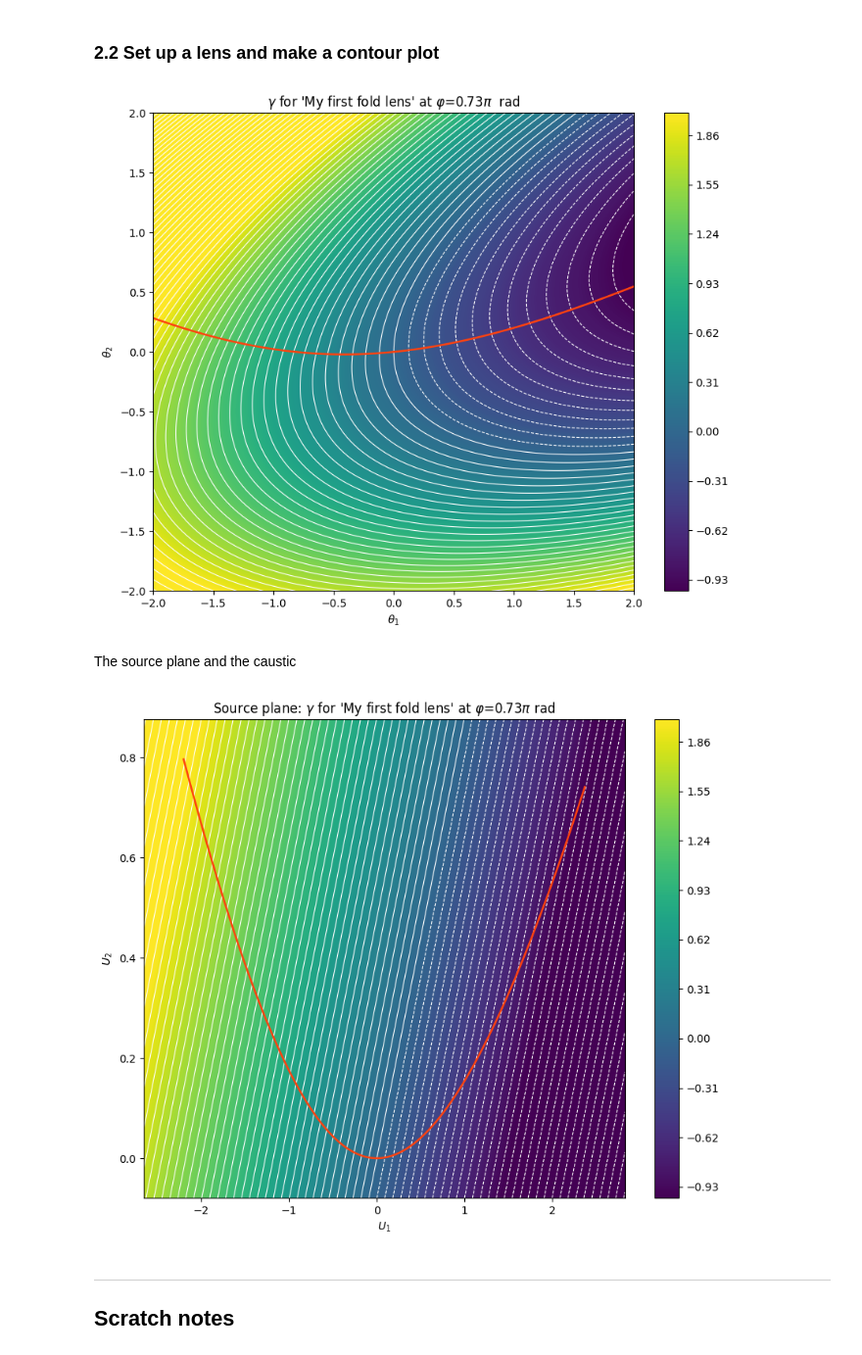
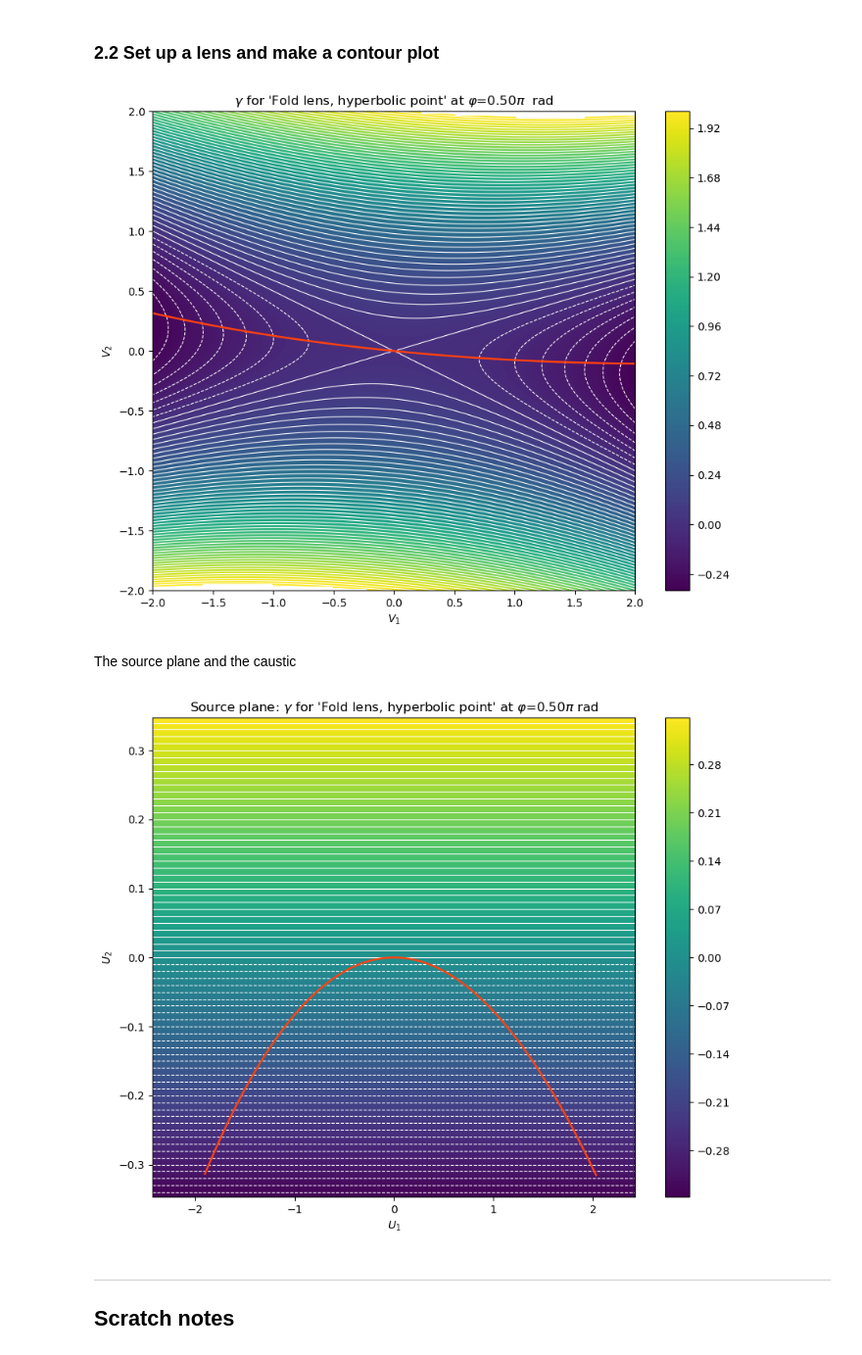
Before and after one commit to chrisharhaw/Optical_Drift_Effects, a Jupyter notebook: notebooks/caustics.ipynb, the cells around one changed output. Shown at 98% size. Drawn from its saved outputs; the diff is of its cells as text; code cells hidden in the pictures.

Commit message:
Cleaned up caustics.ipynb

```diff
--- a/notebooks/caustics.ipynb
+++ b/notebooks/caustics.ipynb
@@ -320,11 +335,21 @@ class FoldLens(AbstractLens):
 # %% [markdown]
 ### **2.2 Set up a lens and make a contour plot**
 # %%
-# --- Define the lens --
-cl = FoldLens(a=1., b=-0.1, c=0.35, d=1., name="My first fold lens")
+# -----------------------------
+#   Define the lensing setup
+# -----------------------------
 
-# --- Angle of the gradient ---
-phi = 0.73 * np.pi
+# --- Define the lens ---
+cl = FoldLens(a=1., b=0.1, c=-0.15, d=1., name="Fold lens, hyperbolic point")
+
+# --- Incidence angle of the gradient ---
+# 0.0 * np.pi = horizontal gradient / vertical stripe
+# 0.5 * np.pi = vertical gradient / horizontal stripe
+# 0.25 * np.pi = diagonal gradient / diagonal stripe, orthogonal to the gradient direction
+phi = 0.5 * np.pi
+
+# --- Clamping interval for gamma ---
+lo, hi = (-1., 2.)
 
 # --- Define the grid of V1 and V2 ---
 V1_range = (-2., 2.)
@@ -333,13 +358,18 @@ V2_range = (-2., 2.)
 N_V2 = 200
 V1, V2 = np.meshgrid(np.linspace(*V1_range, N_V1), np.linspace(*V2_range, N_V2))
 
+
+# ----------------------------------------------------------------------------------------------------------------------
+#   Make the plot of gamma on the lens plane, with contours of gamma and the critical curve (detA=0) in the same plot.
+# ----------------------------------------------------------------------------------------------------------------------
+
 # --- Compute gamma on the grid ---
 gamma = cl.gamma(phi=phi, theta1=V1, theta2=V2)
 
-clamped_gamma = np.empty_like(gamma)    # clamped to the range [-1, 2]
+clamped_gamma = np.empty_like(gamma)    # clamped to the range [lo, hi]
 for i in range(gamma.shape[0]):
     for j in range(gamma.shape[1]):
-        clamped_gamma[i, j] = clamp(gamma[i, j], -1., 2.)
+        clamped_gamma[i, j] = clamp(gamma[i, j], lo=lo, hi=hi)
 
 # --- Make the plot ---
 fig, ax = plt.subplots(figsize=(10, 8))
@@ -347,32 +377,34 @@ plt.contourf(V1, V2, clamped_gamma, levels=300, cmap=mpl.colormaps.get_cmap('vir
 plt.colorbar()
 plt.contour(V1, V2, gamma, levels=80, colors='white', linewidths=(0.8,))
 critical_contour = plt.contour(V1, V2, cl.detA(V1, V2), levels=np.array([0.]), colors='xkcd:orangered', linewidths=(1.8,))
-ax.set_xlabel(r"$\theta_1$")
-ax.set_ylabel(r"$\theta_2$")
+ax.set_xlabel(r"$V_1$")
+ax.set_ylabel(r"$V_2$")
 ax.set_title(r"$\gamma$" + f" for '{cl.name}' at " + r"$\varphi$" + f"={phi/(np.pi):.2f}" + r"$\pi$  rad")
 plt.show()
 # %% [output]
-[figure, old version]
+[figure, new version]
 # %% [markdown]
 The source plane and the caustic
 # %%
-# --- Make the second plot: source plane ---
+# ---------------------------------------
+#   Make the second plot: source plane
+# ---------------------------------------
 
-# First: extract the critical curve
+# --- First: extract the critical curve ---
 level_set = critical_contour.allsegs[0]     # full level set as a list consisting of many paths (arrays of points)
 x_coords = []
 y_coords = []
-for path in level_set:
+for path in level_set:      # iterate over the paths (connected components of the level set) and extend the list of coordinates
     x_coords.extend(path[:, 0])
     y_coords.extend(path[:, 1])
 
 crtitcal_curve = np.stack([np.array(x_coords), np.array(y_coords)], axis=-1)     # make a (N, 2) array
 
-# Map the critical curve to the source plane, obraining the caustic
+# --- Map the critical curve to the source plane, obraining this way the caustic ---
 caustic_x, caustic_y = cl.lensing_map(crtitcal_curve[:, 0], crtitcal_curve[:, 1])
 caustic = np.stack([caustic_x, caustic_y], axis=1)      # make a (N, 2) array
 
-# Pick automatically the ranges for the plot on the source plane
+# --- Pick automatically the ranges for the plot on the source plane ---
 
 # # Take the four corners of the plot on the lens plane
 # corner00 = [V1_range[0], V2_range[0]]
@@ -389,42 +421,47 @@ caustic = np.stack([caustic_x, caustic_y], axis=1)      # make a (N, 2) array
 # U1_range = [min(pt_source_plane[:, 0]), max(pt_source_plane[:, 0])]
 # U2_range = [min(pt_source_plane[:, 1]), max(pt_source_plane[:, 1])]
 
-# Ranges containing the caustic
+# --- Ranges containing the caustic segment ---
 U1_range = [min(caustic_x), max(caustic_x)]
 U2_range = [min(caustic_y), max(caustic_y)]
 
-# Extend a little bit the ranges
+# --- Extend the ranges a little bit ---
 U1_len = U1_range[1] - U1_range[0]
 U2_len = U2_range[1] - U2_range[0]
 
 U1_range = [U1_range[0] - 0.1 * U1_len, U1_range[1] + 0.1 * U1_len]
 U2_range = [U2_range[0] - 0.1 * U2_len, U2_range[1] + 0.1 * U2_len]
 
-N_U1, N_U2 = (200, 200)
+# --- Extend the ranges again to make them symmetric around zero ---
+U1_max_abs = max(abs(U1_range[0]), abs(U1_range[1]))
+U2_max_abs = max(abs(U2_range[0]), abs(U2_range[1]))
+U1_range = [-U1_max_abs, U1_max_abs]
+U2_range = [-U2_max_abs, U2_max_abs]
 
-# Prepare the mesh
+N_U1, N_U2 = (200, 200)     # number of points in the grid on the source plane
+
+# --- Prepare the mesh grid ---
 U1, U2 = np.meshgrid(np.linspace(*U1_range, N_U1), np.linspace(*U2_range, N_U2))
 
-# Gamma function
+# --- The Gamma function ---
 gamma_lens = U1 * np.cos(phi) + U2 * np.sin(phi)
 clamped_gamma_lens = np.empty_like(gamma_lens)
 for i in range(gamma_lens.shape[0]):
     for j in range(gamma_lens.shape[1]):
         clamped_gamma_lens[i, j] = clamp(gamma_lens[i, j], lo=lo, hi=hi)
 
-
+# --- Make the plot ---
 fig, ax = plt.subplots(figsize=(10, 8))
 plt.contourf(U1, U2, clamped_gamma_lens, levels=300, cmap=mpl.colormaps.get_cmap('viridis'))
 plt.colorbar()
 plt.contour(U1, U2, gamma_lens, levels=80, colors='white', linewidths=(0.8,))
 plt.plot(caustic[:, 0], caustic[:, 1], color='xkcd:orangered', linewidth=1.8)
 ax.set_xlabel(r"$U_1$")
 ax.set_ylabel(r"$U_2$")
 ax.set_title(r"Source plane: $\gamma$" + f" for '{cl.name}' at " + r"$\varphi$" + f"={phi/(np.pi):.2f}" + r"$\pi$ rad")
-plt.show()
-plt.show()
+plt.show()  # In the end, it was all just for plt.show()
 # %% [output]
-[figure, old version]
+[figure, new version]
 # %% [markdown]
 
 ---
```
Also changed, not shown: parts of 5 cells of this notebook.
